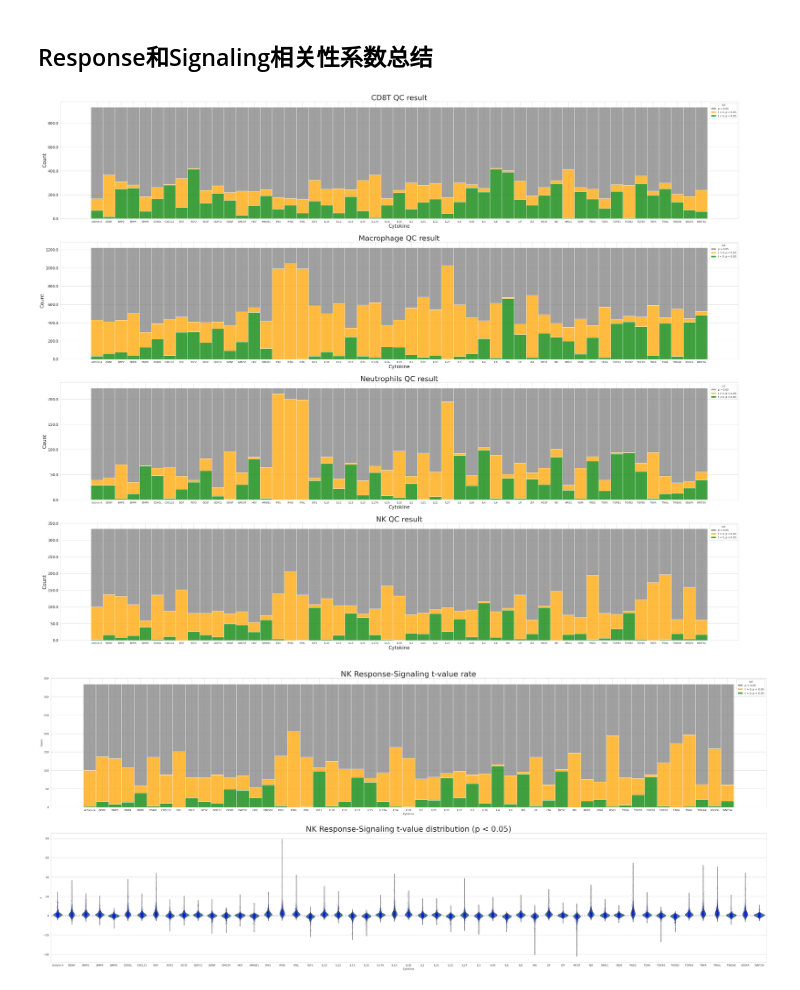
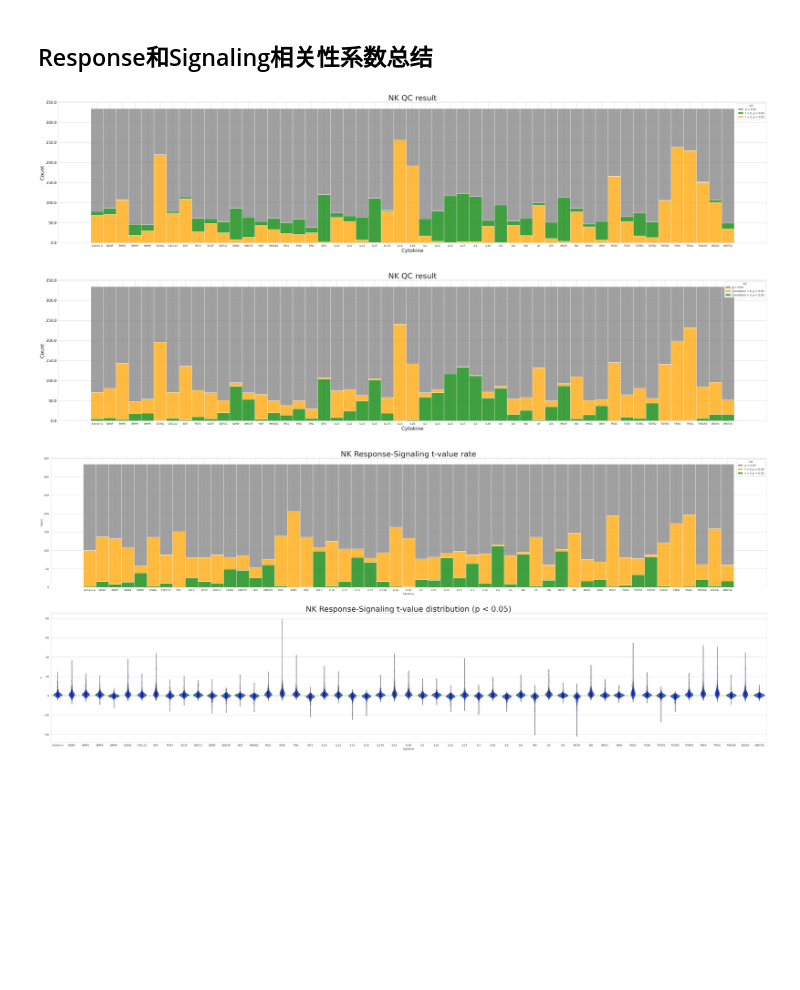
Before and after one commit to yoyoong/Tres, a Jupyter notebook: 2.mTres/qc_plot.ipynb, the cells around one changed output. Drawn from its saved outputs; the diff is of its cells as text; code cells hidden in the pictures; blank space fills up the shorter version.

```diff
--- a/2.mTres/qc_plot.ipynb
+++ b/2.mTres/qc_plot.ipynb
@@ -77,7 +77,10 @@ plt.show()
 # %% [markdown]
 ## Response和Signaling相关性系数总结
 # %%
-celltype_list = ['CD8T', 'Macrophage', 'Neutrophils', 'NK']
+import matplotlib.gridspec as gridspec
+
+# celltype_list = ['CD8T', 'Macrophage', 'Neutrophils', 'NK']
+celltype_list = ['NK']
 fig = plt.figure(figsize=(50, 10 * len(celltype_list)))
 gs = gridspec.GridSpec(nrows=len(celltype_list), ncols=1)
 
@@ -108,7 +111,57 @@ for celltype in celltype_list:
     i += 1
 plt.show()
 # %% [output]
-[figure, old version]
+[figure, new version]
+# %%
+import matplotlib.gridspec as gridspec
+
+celltype_list = ['CD8T', 'Macrophage', 'Neutrophils', 'NK']
+# celltype_list = ['NK']
+fig = plt.figure(figsize=(50, 10 * len(celltype_list)))
+gs = gridspec.GridSpec(nrows=len(celltype_list), ncols=1)
+
+i = 0
+for celltype in celltype_list:
+    if celltype == 'Neutrophils':
+        qc_result_path = '/sibcb2/bioinformatics2/hongyuyang/dataset/Tres/2.neutrophil_data/qc_result.Neutrophils.csv'
+    else:
+        qc_result_path = f'/sibcb2/bioinformatics2/hongyuyang/dataset/Tres/2.tisch_data/4.qc_result/qc_result_correlation.{celltype}.csv'
+    qc_result_data = pd.read_csv(qc_result_path, sep="\t", header=0)
+
+    def get_group(x):
+        if x.correlation >= 0 and x.p <= 0.05:
+            return "correlation > 0, p < 0.05"
+        elif x.correlation <= 0 and x.p <= 0.05:
+            return "correlation < 0, p < 0.05"
+        elif x.p > 0.05:
+            return "p > 0.05"
+    qc_result_data['cut'] = qc_result_data.apply(lambda x: get_group(x), axis=1)
+
+    def get_group2(x):
+        if x.correlation >= 0 and x.p <= 0.05:
+            return 0
+        elif x.correlation <= 0 and x.p <= 0.05:
+            return 1
+        elif x.p > 0.05:
+            return -1
+
+    qc_result_data['negative_rate'] = qc_result_data.apply(lambda x: get_group2(x), axis=1)
+    qc_result_filtered = qc_result_data[qc_result_data['negative_rate'] >= 0]
+    negative_rate = qc_result_filtered.groupby('Cytokine')['negative_rate'].mean()
+    negative_rate.sort_values(ascending=False, inplace=True)
+    negative_rate.to_csv(f"/sibcb2/bioinformatics2/hongyuyang/dataset/Tres/2.tisch_data/4.qc_result/Rank_new.{celltype}.csv")
+
+    ax = fig.add_subplot(gs[i, 0])
+    histplot = sns.histplot(data=qc_result_data, x="Cytokine", hue="cut", multiple="stack",
+                            palette={'correlation > 0, p < 0.05':'orange', 'correlation < 0, p < 0.05':'green', 'p > 0.05':'grey'})
+    histplot.xaxis.label.set_size(20)
+    histplot.yaxis.label.set_size(20)
+    histplot.set_yticklabels(histplot.get_yticks(), size = 15)
+    histplot.set_title(f"{celltype} QC result", size = 30)
+    i += 1
+plt.show()
+# %% [output]
+[figure, added]
 # %%
 # 加上散点图
 fig, axes = plt.subplots(2, 1, figsize=(50, 20))
```
Also changed, not shown: parts of 3 cells of this notebook, 10 other files.
